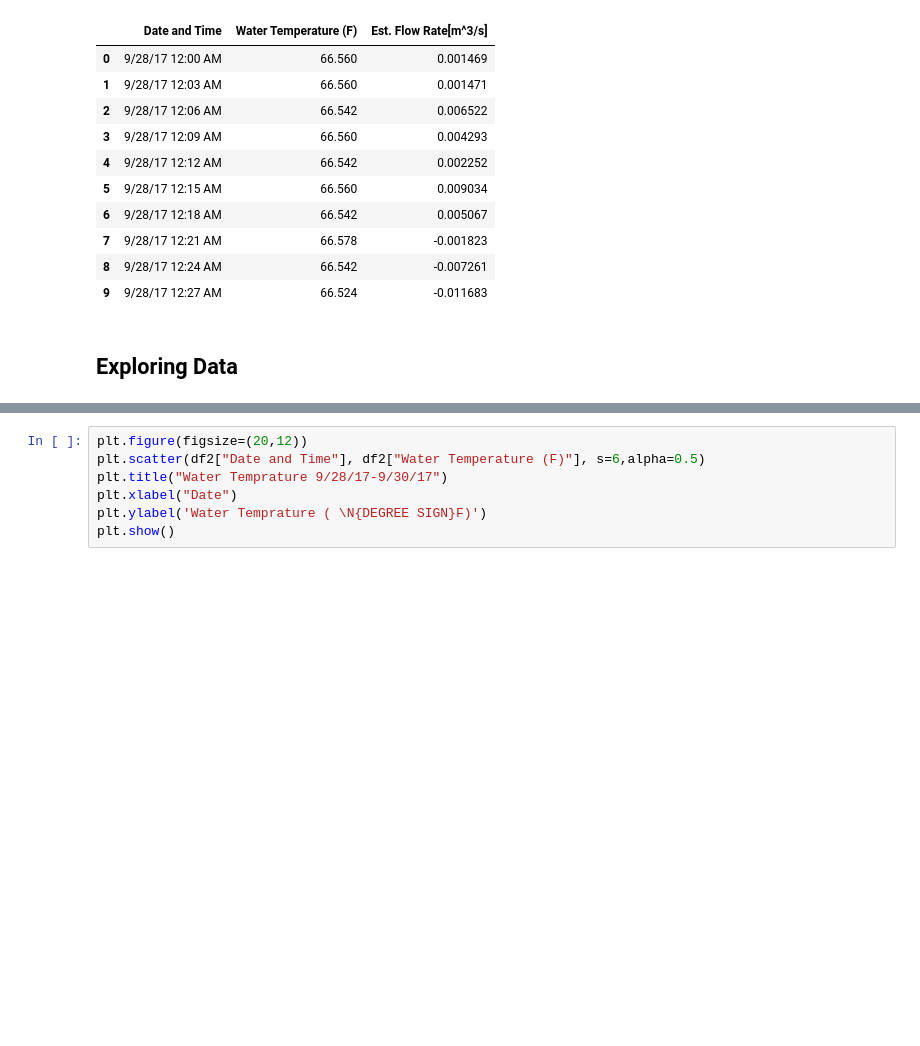
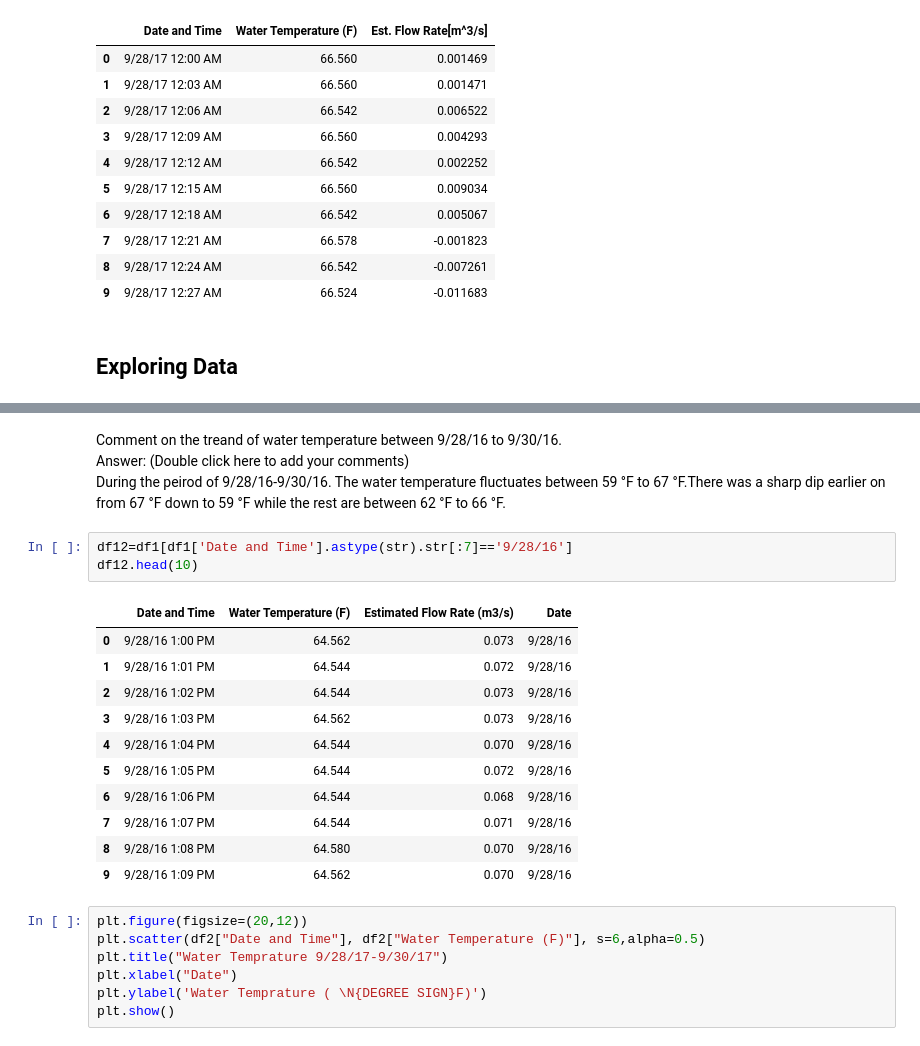
Before and after one commit to StevenXJiang/DataScienceModule2, a Jupyter notebook: ISEN_370_Module_2_Project_Demo.ipynb, the cells around one changed output, grey strips where cells are left out. Cells and saved outputs as stored; diff of their text form; blank space fills up the shorter version.

```diff
--- a/ISEN_370_Module_2_Project_Demo.ipynb
+++ b/ISEN_370_Module_2_Project_Demo.ipynb
@@ -67,3 +81,24 @@ plt.show()
+# %% [markdown]
+Comment on the treand of water temperature between 9/28/16 to 9/30/16.
+<br>
+Answer: (Double click here to add your comments)
+<BR>
+During the peirod of 9/28/16-9/30/16. The water temperature fluctuates between 59 °F to 67 °F.There was a sharp dip earlier on from 67 °F down to 59 °F while the rest are between 62 °F to 66 °F.
+# %%
+df12=df1[df1['Date and Time'].astype(str).str[:7]=='9/28/16']
+df12.head(10)
+# %% [output]
+|  | Date and Time | Water Temperature (F) | Estimated Flow Rate (m3/s) | Date |
+| 0 | 9/28/16 1:00 PM | 64.562 | 0.073 | 9/28/16 |
+| 1 | 9/28/16 1:01 PM | 64.544 | 0.072 | 9/28/16 |
+| 2 | 9/28/16 1:02 PM | 64.544 | 0.073 | 9/28/16 |
+| 3 | 9/28/16 1:03 PM | 64.562 | 0.073 | 9/28/16 |
+| 4 | 9/28/16 1:04 PM | 64.544 | 0.070 | 9/28/16 |
+| 5 | 9/28/16 1:05 PM | 64.544 | 0.072 | 9/28/16 |
+| 6 | 9/28/16 1:06 PM | 64.544 | 0.068 | 9/28/16 |
+| 7 | 9/28/16 1:07 PM | 64.544 | 0.071 | 9/28/16 |
+| 8 | 9/28/16 1:08 PM | 64.580 | 0.070 | 9/28/16 |
+| 9 | 9/28/16 1:09 PM | 64.562 | 0.070 | 9/28/16 |
 # %%
 plt.figure(figsize=(20,12))
 plt.scatter(df2["Date and Time"], df2["Water Temperature (F)"], s=6,alpha=0.5)
```
Also changed, not shown: parts of 16 cells of this notebook.
